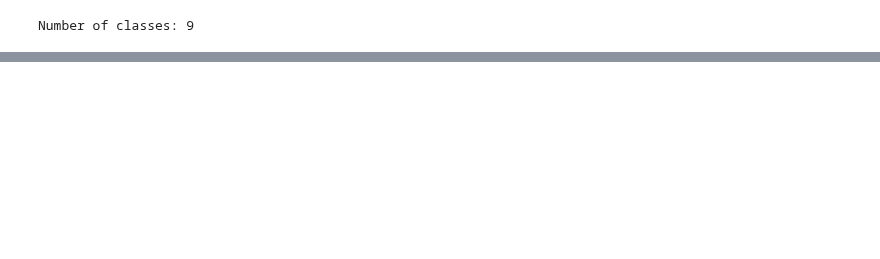
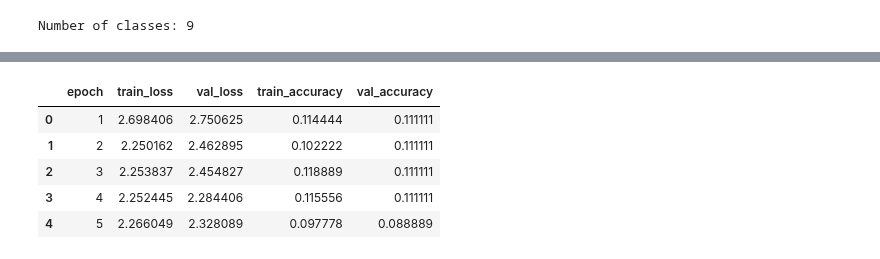
Before and after one commit to LucasLessa1/PIBIC, a Jupyter notebook: NIH-CHEST_model.ipynb, the cells around one changed output, grey strips where cells are left out. Saved outputs shown, nothing was run; the diff lists cells and outputs as text; code cells hidden in the pictures; blank space fills up the shorter version.

```diff
--- a/NIH-CHEST_model.ipynb
+++ b/NIH-CHEST_model.ipynb
@@ -117,0 +104,10 @@ test_loss, test_accuracy = model.evaluate(test_generator)
+# %%
+df_results = model.create_metrics_dataframe(history)
+df_results
+# %% [output]
+|  | epoch | train_loss | val_loss | train_accuracy | val_accuracy |
+| 0 | 1 | 2.698406 | 2.750625 | 0.114444 | 0.111111 |
+| 1 | 2 | 2.250162 | 2.462895 | 0.102222 | 0.111111 |
+| 2 | 3 | 2.253837 | 2.454827 | 0.118889 | 0.111111 |
+| 3 | 4 | 2.252445 | 2.284406 | 0.115556 | 0.111111 |
+| 4 | 5 | 2.266049 | 2.328089 | 0.097778 | 0.088889 |
```
Also changed, not shown: parts of 13 cells of this notebook.
